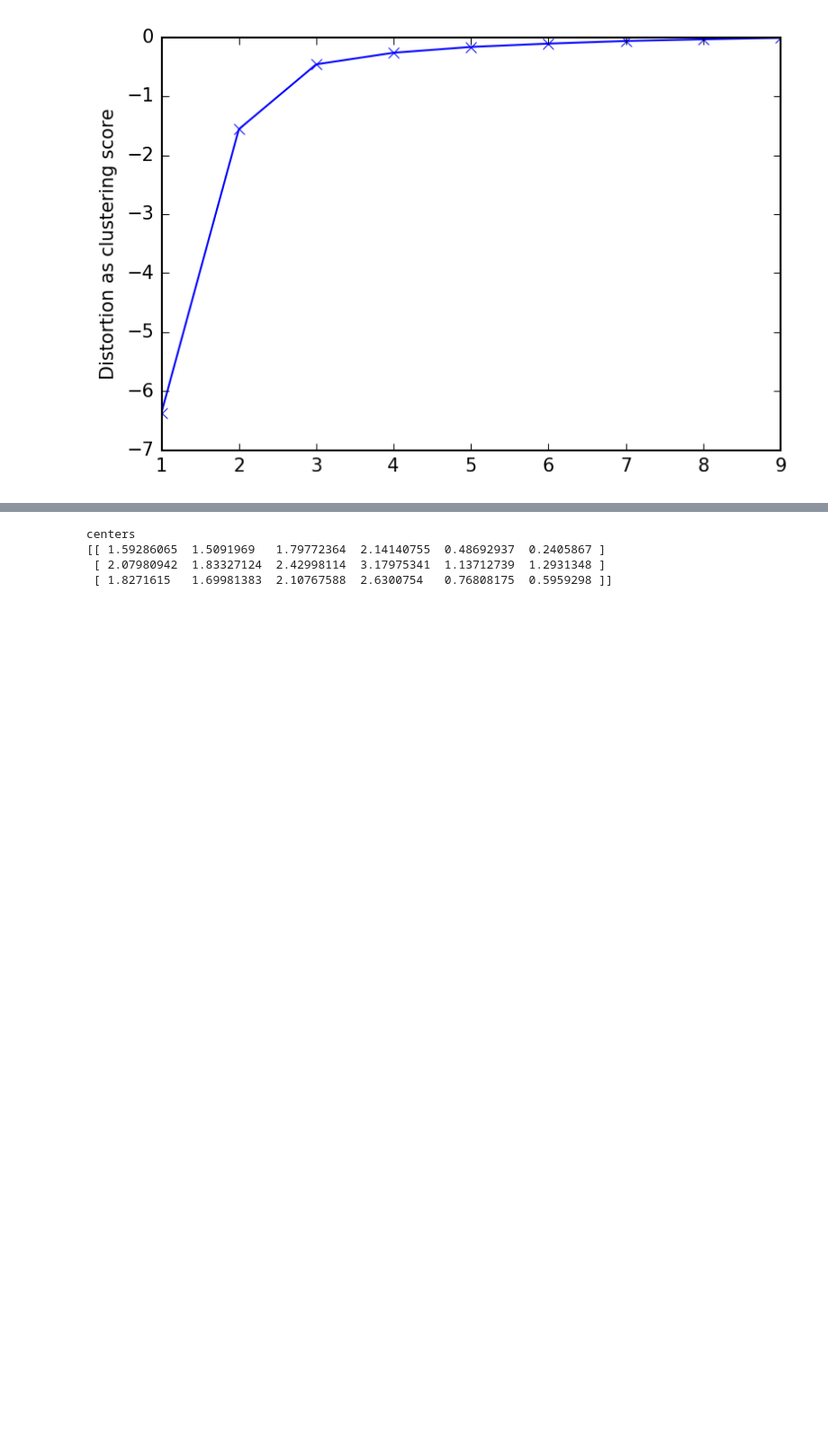
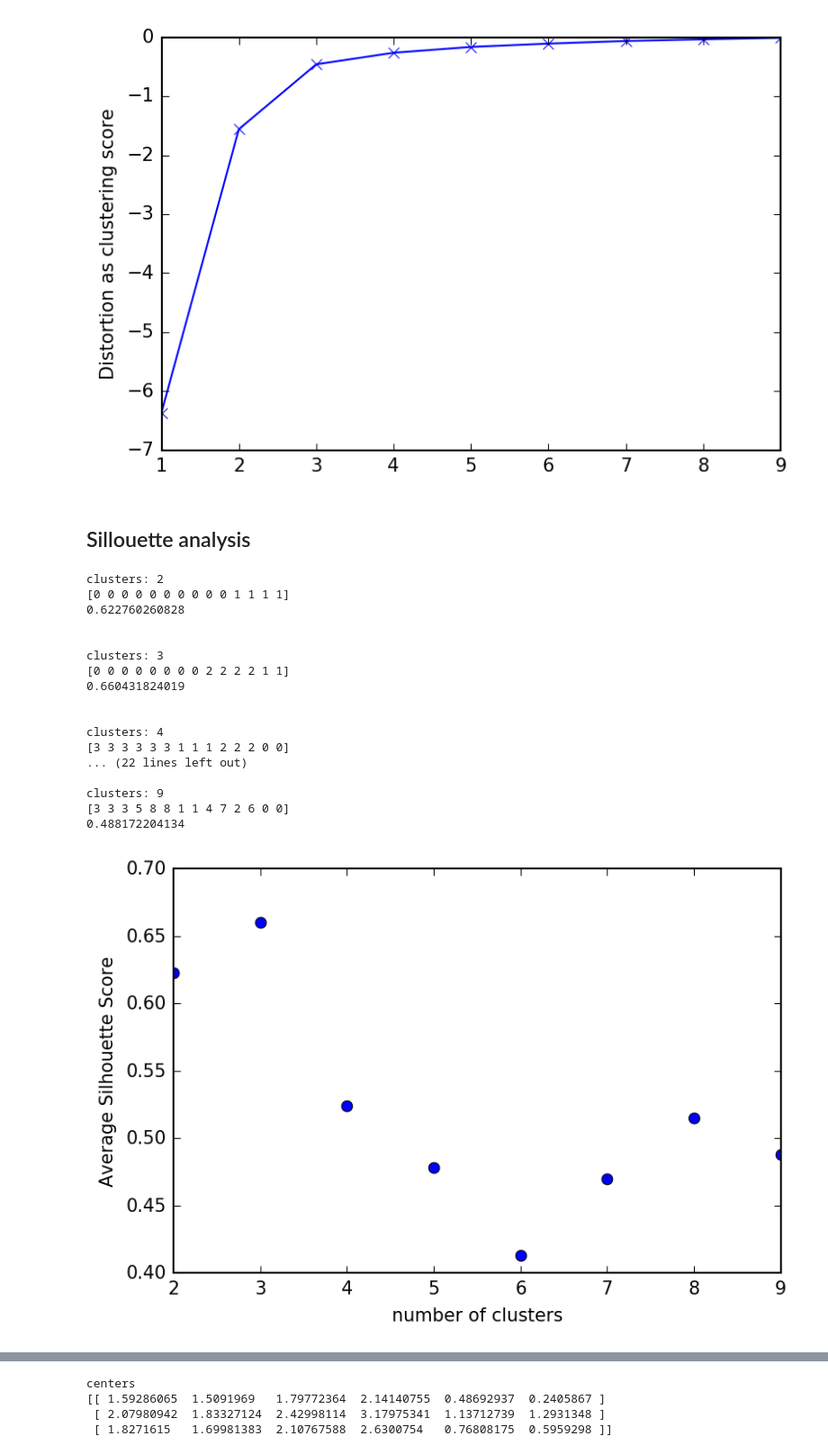
Before and after one commit to iliasger/RTX, a Jupyter notebook: clustering-experiment.ipynb, the cells around one changed output, grey strips where cells are left out. Shown: that part at 90% size. Cells and saved outputs as stored; diff of their text form; code cells hidden in the pictures; blank space fills up the shorter version.

Commit message:
Silhouette analysis

```diff
--- a/clustering-experiment.ipynb
+++ b/clustering-experiment.ipynb
@@ -179,6 +178,8 @@ import numpy as np
 from scipy.spatial.distance import cdist
 import matplotlib as mpl
 mpl.rc("savefig", dpi=150)
+from sklearn import metrics
+from sklearn.metrics import pairwise_distances
 
 distortions = []
 distortions2 = []
@@ -188,11 +189,13 @@ K = range(1,10)
 for k in K:
     print "clusters: " + str(k)
     kmeans = KMeans(n_clusters=k, random_state=0).fit(training_data)
+
     print kmeans.labels_
     print kmeans.inertia_
     print kmeans.n_iter_
     print kmeans.cluster_centers_
-    distortions.append(sum(np.min(cdist(training_data, kmeans.cluster_centers_, 'euclidean'), axis=1)) / len(training_data))
+    distortion = sum(np.min(cdist(training_data, kmeans.cluster_centers_, 'euclidean'), axis=1)) / len(training_data)
+    distortions.append(distortion)
     distortions2.append(kmeans.inertia_)
     distortions3.append(kmeans.score(training_data))
     print "\n"
@@ -231,3 +234,53 @@ clusters: 2
 [figure]
 [figure]
 [figure]
+# %% [markdown]
+## Sillouette analysis
+# %%
+from sklearn.cluster import KMeans
+import numpy as np
+from scipy.spatial.distance import cdist
+import matplotlib as mpl
+mpl.rc("savefig", dpi=150)
+from sklearn import metrics
+from sklearn.metrics import pairwise_distances
+
+silhouette_scores = []
+cluster_numbers = range(2,10)
+for k in cluster_numbers:
+    print "clusters: " + str(k)
+
+    kmeans = KMeans(n_clusters=k, random_state=0).fit(training_data)
+    labels = kmeans.labels_
+    print labels
+
+    if k > 1:
+        silhouette_score = metrics.silhouette_score(training_data, labels, metric='euclidean')
+        print silhouette_score
+        silhouette_scores.append(silhouette_score)
+    print "\n"
+
+plt.plot(cluster_numbers, silhouette_scores, 'bo')
+plt.xlabel('number of clusters')
+plt.ylabel('Average Silhouette Score')
+# plt.title('Title')
+plt.show()
+# %% [output]
+clusters: 2
+[0 0 0 0 0 0 0 0 0 0 1 1 1 1]
+0.622760260828
+
+
+clusters: 3
+[0 0 0 0 0 0 0 0 2 2 2 2 1 1]
+0.660431824019
+
+
+clusters: 4
+[3 3 3 3 3 3 1 1 1 2 2 2 0 0]
+... (22 lines left out)
+
+clusters: 9
+[3 3 3 5 8 8 1 1 4 7 2 6 0 0]
+0.488172204134
+[figure, added]
```
Also changed, not shown: parts of 3 cells of this notebook.
